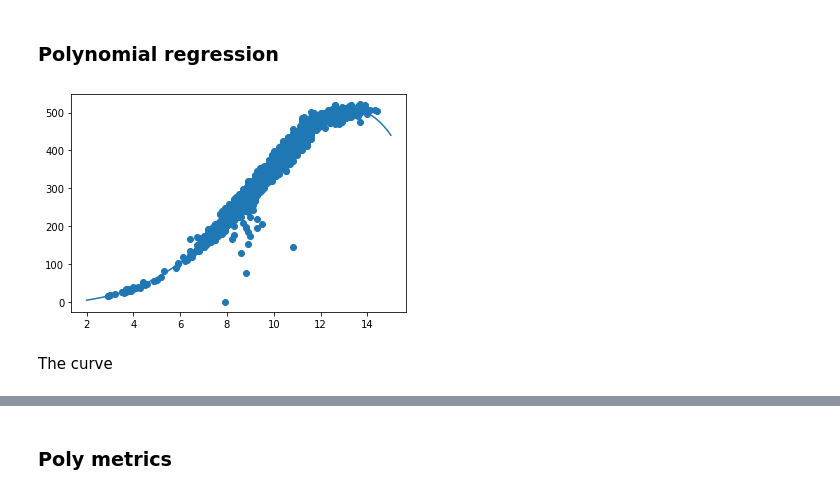
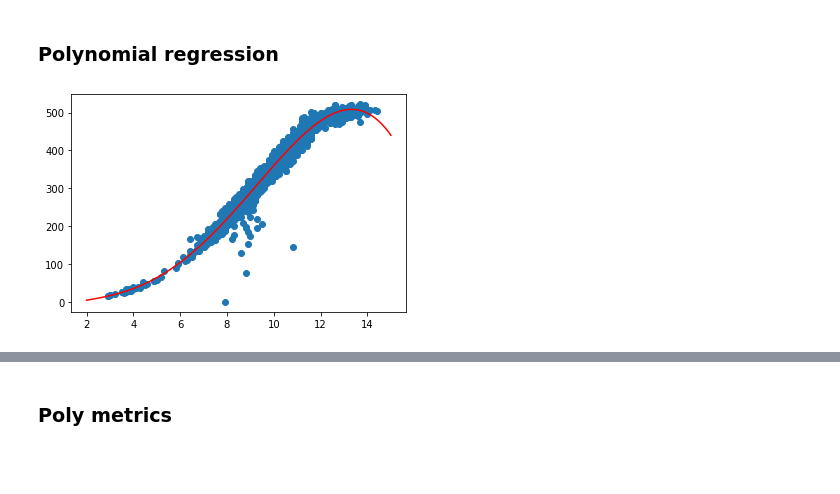
Before and after one commit to GeovaneBarros/Mentoria_Lead, a Jupyter notebook: exercicios4.ipynb, the cells around one changed output, grey strips where cells are left out. Drawn from its saved outputs; the diff is of its cells as text; code cells hidden in the pictures; blank space fills up the shorter version.

```diff
--- a/exercicios4.ipynb
+++ b/exercicios4.ipynb
@@ -54,13 +47,11 @@ sb.scatterplot(X_test['Speed'], predict)
 # %%
 test = np.polyfit(df['Speed'], df['Potency'], 4)
 mymodel = np.poly1d(test)
 
 myline = np.linspace(2, 15, 100)
 
 plt.scatter(df['Speed'], df['Potency'])
-plt.plot(myline, mymodel(myline))
+plt.plot(myline, mymodel(myline), color='red')
 plt.show()
 # %% [output]
-[figure, old version]
+[figure, new version]
-# %% [markdown]
-The curve
```
Also changed, not shown: parts of 17 cells of this notebook, 6 other files.
